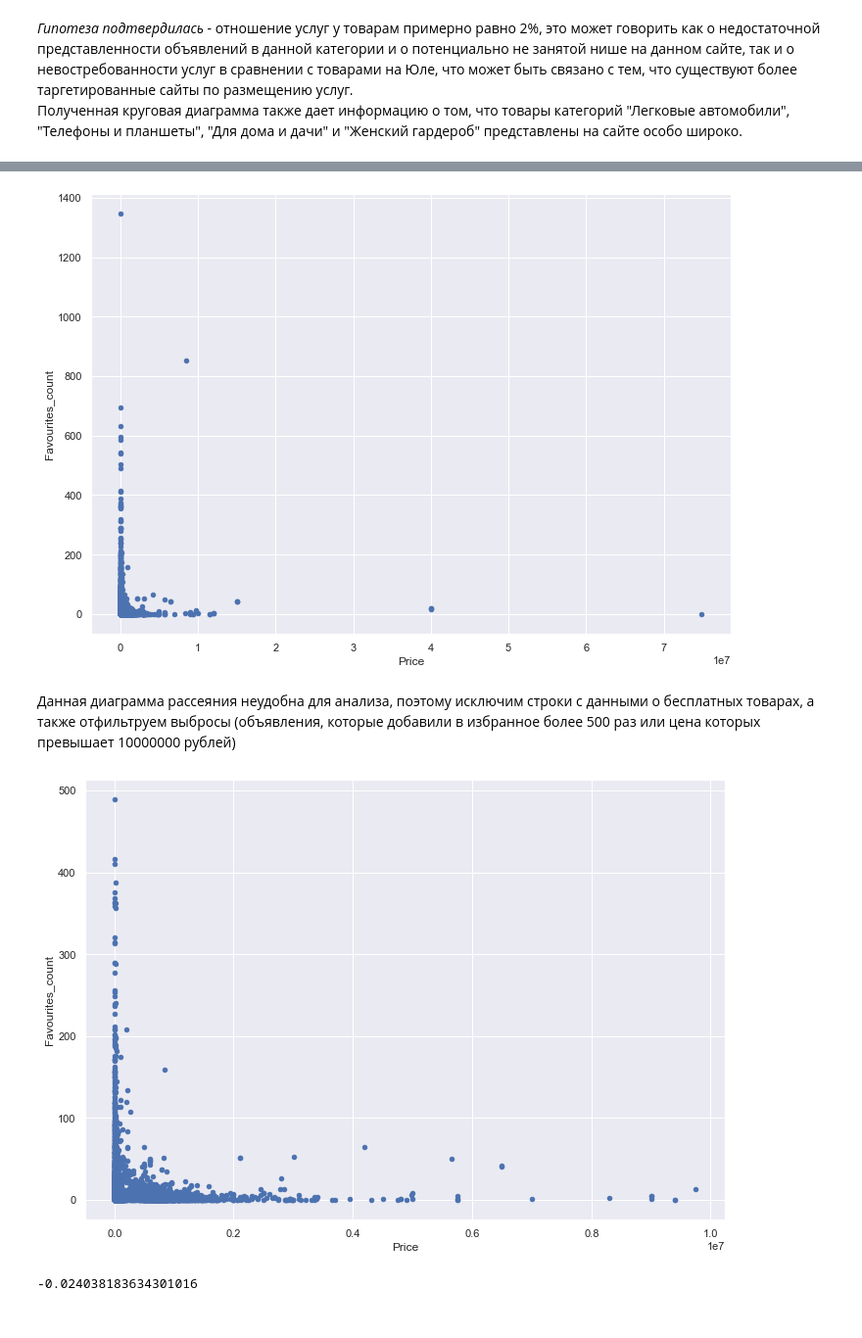
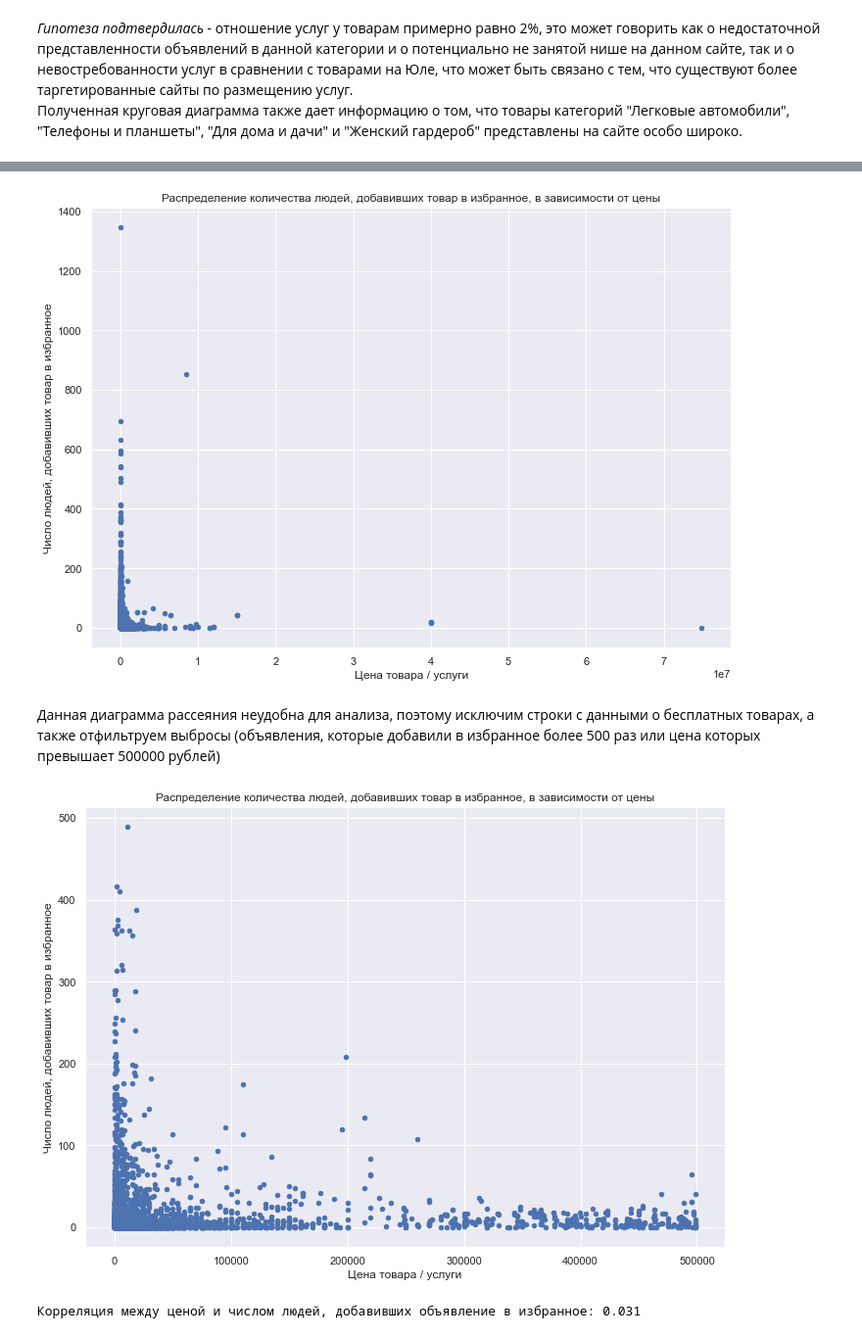
Before and after one commit to LysinKirill/ProjectNIS, a Jupyter notebook: project.ipynb, the cells around one changed output, grey strips where cells are left out. Shown at 98% size. Cells and saved outputs as stored; diff of their text form; code cells hidden in the pictures.

```diff
--- a/project.ipynb
+++ b/project.ipynb
@@ -338,6 +339,12 @@ favourites_percent = [i/j * 100 if j != 0 else None for i, j in zip(df["Favourit
 free = [i == 0 for i in df["Price"]]
 df['Favourites_percent'] = favourites_percent
 df['Free_item'] = free
+df["Weekday"] = df["Placement_time"].apply(lambda x : ["Понедельник", "Вторник", "Среда", "Четверг", "Пятница", "Суббота", "Воскресенье"][x.weekday()] if pd.notnull(x) else x)
 df.head()
+
+
+tempDf = df.copy(deep = True)
+tempDf = tempDf.dropna(subset=["Favourites_percent"])
+tempDf.sort_values(["Favourites_percent"]).tail(50)
 # %% [output]
 |  | Name | Price | Category | Region | Placement_time | Favourites_count | Ads_count | Seller_rating | ... |
@@ -475,10 +570,12 @@ print(f"{ratingDf['Seller_rating'].corr(ratingDf['Price']):.5f}")
 Посчитаем количество товаров и услуг в каждой категории.
 # %%
 import matplotlib.pyplot as plt
+sns.set(rc={'figure.figsize':(11.7,8.27)})
 category_counts = df.value_counts("Category")
 ax = category_counts.plot(kind="bar")
 ax.set_xlabel("Категории")
 ax.set_ylabel("Количество объявлений в категории")
+plt.title("Распределение объявлений по категориям")
 plt.show()
 category_counts
 # %% [output]
@@ -599,17 +702,24 @@ print(f"Отношение услуг к товарам составляет {pe
 # %%
 df.plot.scatter(x = "Price", y = "Favourites_count")
+plt.title("Распределение количества людей, добавивших товар в избранное, в зависимости от цены")
+plt.xlabel("Цена товара / услуги")
+plt.ylabel("Число людей, добавивших товар в избранное")
 plt.show()
 # %% [output]
-[figure, old version]
+[figure, new version]
 # %% [markdown]
-Данная диаграмма рассеяния неудобна для анализа, поэтому исключим строки с данными о бесплатных товарах, а также отфильтруем выбросы (объявления, которые добавили в избранное более 500 раз или цена которых превышает 10000000 рублей)
+Данная диаграмма рассеяния неудобна для анализа, поэтому исключим строки с данными о бесплатных товарах, а также отфильтруем выбросы (объявления, которые добавили в избранное более 500 раз или цена которых превышает 500000 рублей)
 # %%
-df[(~df["Free_item"]) & (df["Favourites_count"] < 500) & (df["Price"] < 10000000)].plot.scatter(x = "Price", y = "Favourites_count")
+filtered = df[(df["Favourites_count"] < 500) & (df["Price"] < 500000)]
+
+filtered.plot.scatter(x = "Price", y = "Favourites_count")
+plt.title("Распределение количества людей, добавивших товар в избранное, в зависимости от цены")
+plt.xlabel("Цена товара / услуги")
+plt.ylabel("Число людей, добавивших товар в избранное")
 plt.show()
 
-# Проблема: по графику корреляция как будто очевидна, но .corr() говорит, что корреляция отсутсвует
-filtered = df[(~df["Free_item"]) & (df["Favourites_count"] < 500) & (df["Price"] < 10000000)]
-print(filtered["Price"].corr(filtered["Favourites_count"]))
+сorrelation = filtered["Price"].corr(filtered["Favourites_count"])
+print(f'Корреляция между ценой и числом людей, добавивших объявление в избранное: {сorrelation:.3f}')
 # %% [output]
-[figure, old version]
+[figure, new version]
--0.024038183634301016
+Корреляция между ценой и числом людей, добавивших объявление в избранное: 0.031
```
Also changed, not shown: parts of 64 cells of this notebook, 1 other file.
